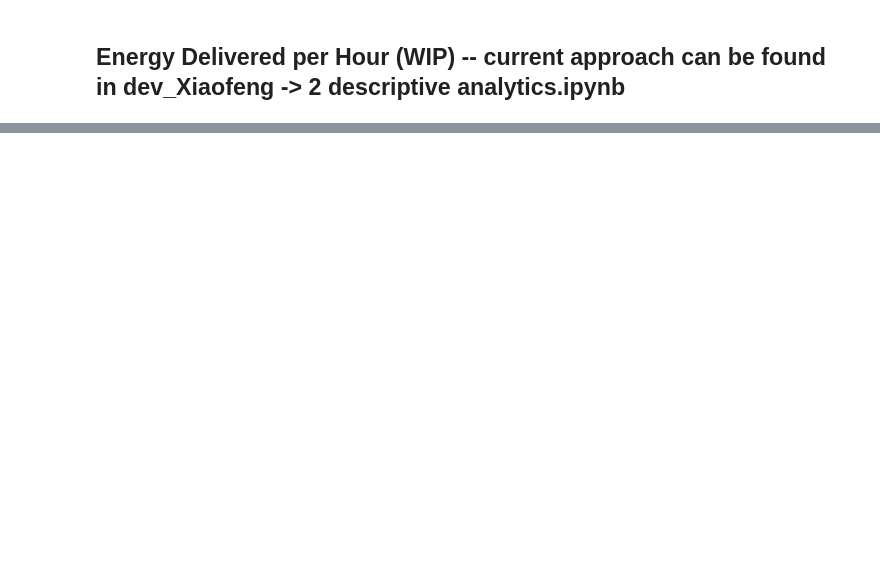
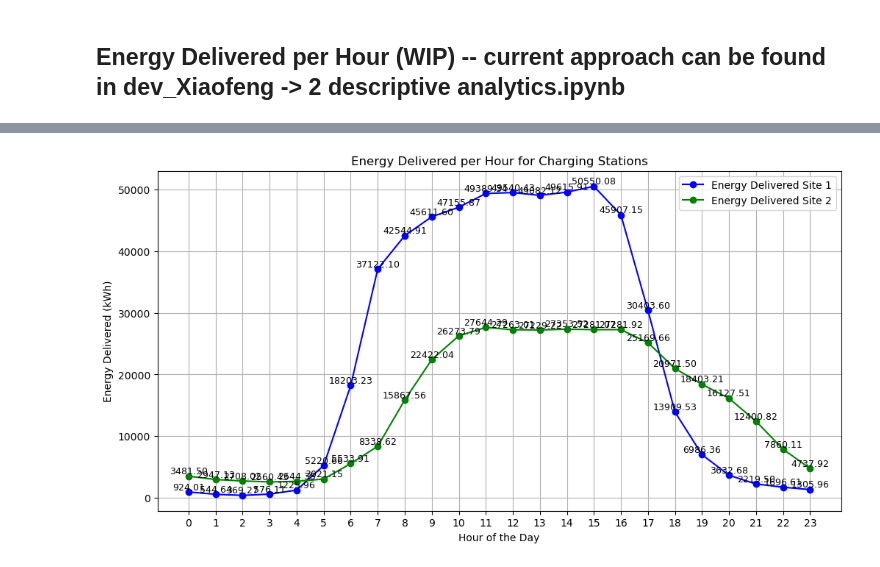
Before and after one commit to JanRkck/AA24, a Jupyter notebook: KPIs.ipynb, the cells around one changed output, grey strips where cells are left out. Saved outputs shown, nothing was run; the diff lists cells and outputs as text; code cells hidden in the pictures; blank space fills up the shorter version.

```diff
--- a/KPIs.ipynb
+++ b/KPIs.ipynb
@@ -386,0 +633,39 @@ plt.show()
+# %%
+# Function to plot energy delivered per hour for two sites
+def plot_energy_delivered_per_hour(energy_site1, energy_site2):
+    plt.figure(figsize=(12, 6))
+
+    if not energy_site1.empty:
+        # Plot the energy delivered per hour for Site 1
+        plt.plot(energy_site1['hour'], energy_site1['energy_delivered'], marker='o', label='Energy Delivered Site 1', color='blue')
+
+    if not energy_site2.empty:
+        # Plot the energy delivered per hour for Site 2
+        plt.plot(energy_site2['hour'], energy_site2['energy_delivered'], marker='o', label='Energy Delivered Site 2', color='green')
+
+    # Title and labels
+    plt.title('Energy Delivered per Hour for Charging Stations')
+    plt.xlabel('Hour of the Day')
+    plt.ylabel('Energy Delivered (kWh)')
+
+    # Set X-axis to display each hour from 0 to 23
+    plt.xticks(range(24))
+
+    # Add value labels above each point for clarity
+    for i, row in energy_site1.iterrows():
+        plt.text(row['hour'], row['energy_delivered'] + 0.1, f'{row["energy_delivered"]:.2f}', ha='center', va='bottom', fontsize=9)
+
+    for i, row in energy_site2.iterrows():
+        plt.text(row['hour'], row['energy_delivered'] + 0.1, f'{row["energy_delivered"]:.2f}', ha='center', va='bottom', fontsize=9)
+
+    # Grid and legend
+    plt.grid()
+    plt.legend()
+
+    # Show the plot
+    plt.show()
+# %%
+# Example usage:
+plot_energy_delivered_per_hour(energy_delivered_site1, energy_delivered_site2)
+# %% [output]
+[figure, added]
```
Also changed, not shown: parts of 8 cells of this notebook.
